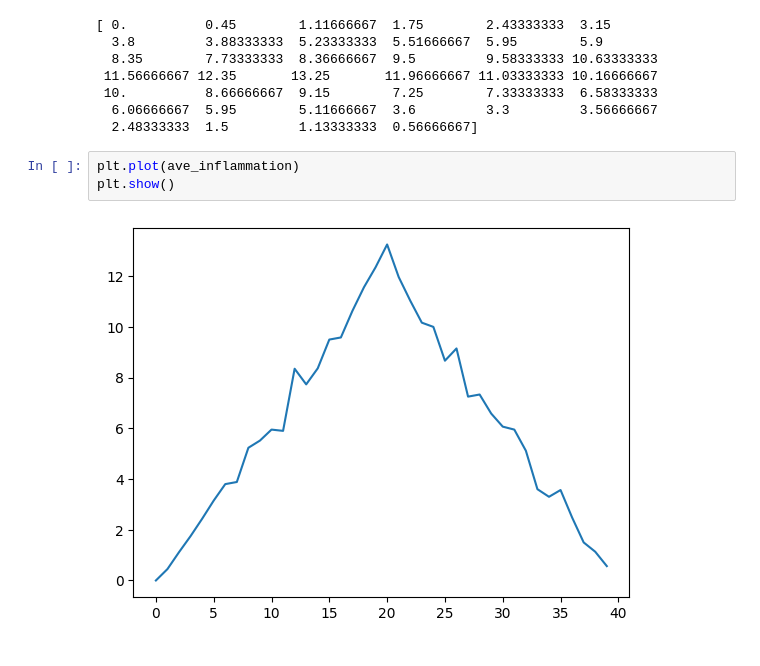
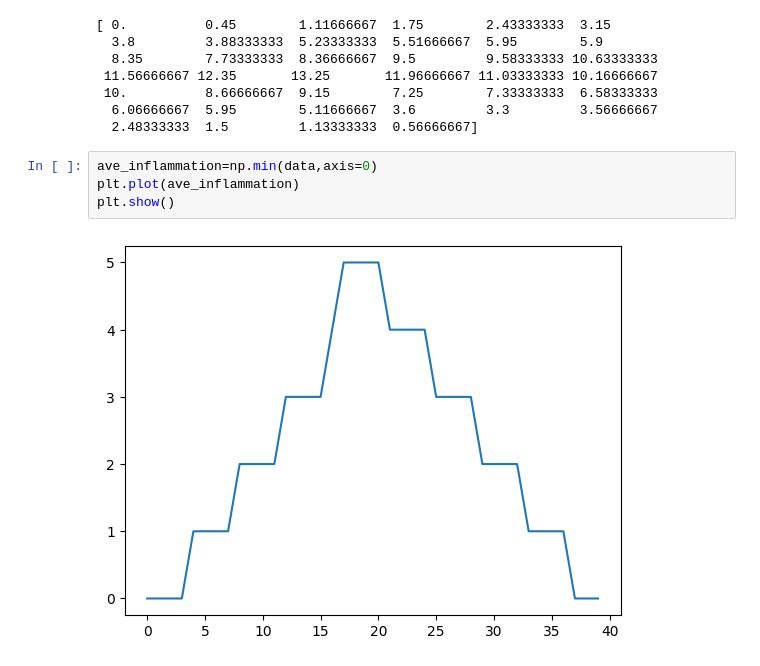
Before and after one commit to Azinkarimzad/phthon_SWC_24, a Jupyter notebook: tst.ipynb, the cells around one changed output. Cells and saved outputs as stored; diff of their text form.

```diff
--- a/tst.ipynb
+++ b/tst.ipynb
@@ -549,7 +549,8 @@ print(ave_inflammation)
   6.06666667  5.95        5.11666667  3.6         3.3         3.56666667
   2.48333333  1.5         1.13333333  0.56666667]
 # %%
+ave_inflammation=np.min(data,axis=0)
 plt.plot(ave_inflammation)
 plt.show()
 # %% [output]
-[figure, old version]
+[figure, new version]
```
